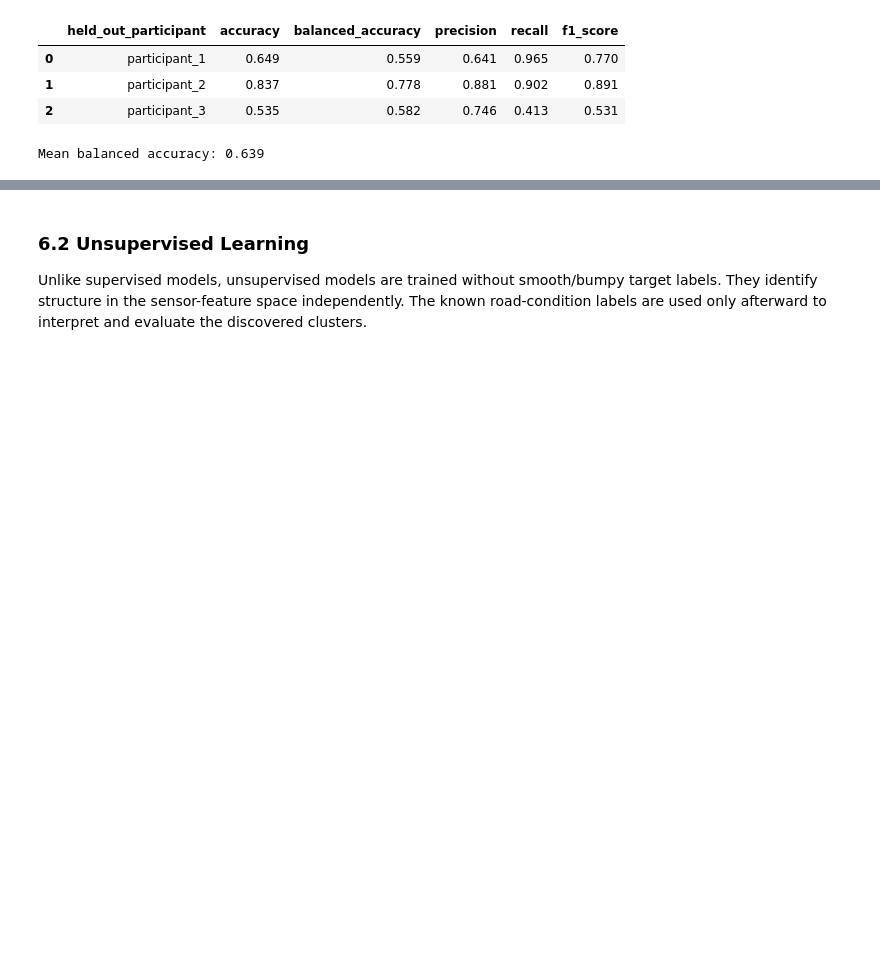
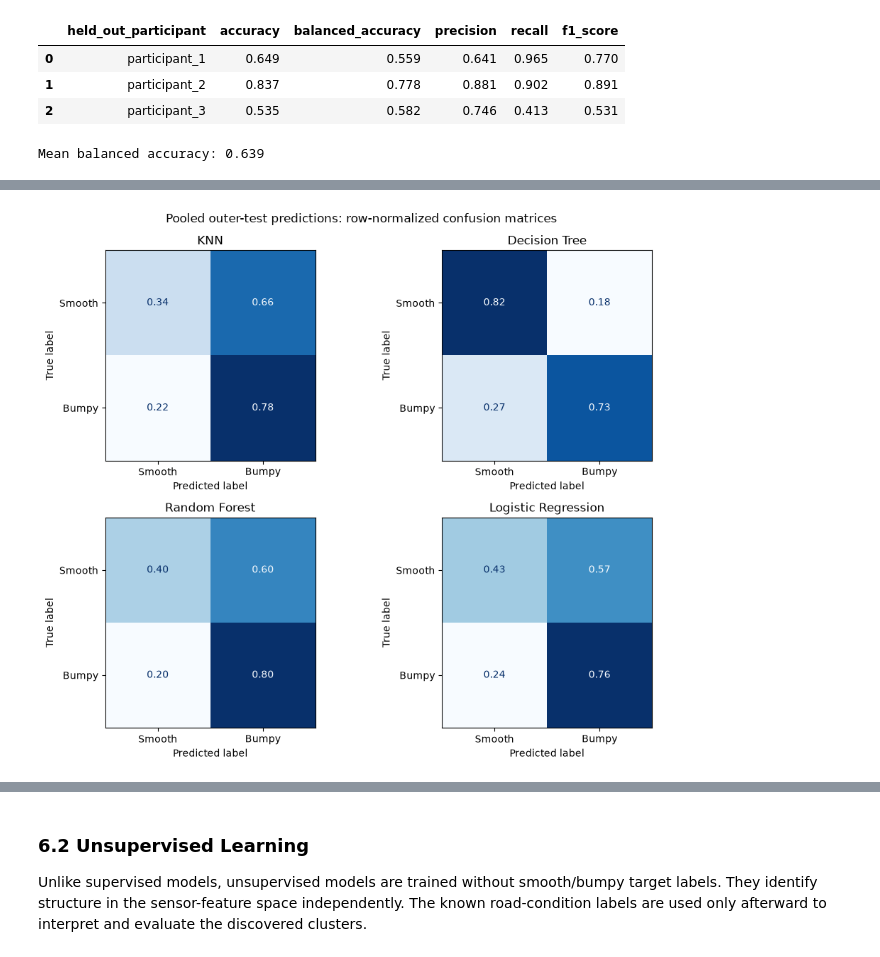
Before and after one commit to xinran-2/Pavement-smoothness-detection-model, a Jupyter notebook: notebooks/Project_pipeline.ipynb, the cells around one changed output, grey strips where cells are left out. Cells and saved outputs as stored; diff of their text form; code cells hidden in the pictures; blank space fills up the shorter version.

```diff
--- a/notebooks/Project_pipeline.ipynb
+++ b/notebooks/Project_pipeline.ipynb
@@ -1106,0 +1074,31 @@ display(supervised_results.round(3))
+# %%
+prediction_sets = {
+    "KNN": (knn_true, knn_pred),
+    "Decision Tree": (tree_true, tree_pred),
+    "Random Forest": (rf_true, rf_pred),
+    "Logistic Regression": (lr_true, lr_pred)
+}
+
+fig, axes = plt.subplots(2, 2, figsize=(10, 8))
+
+for ax, (model_name, (true_labels, predicted_labels)) in zip(
+    axes.ravel(), prediction_sets.items()
+):
+    ConfusionMatrixDisplay.from_predictions(
+        true_labels,
+        predicted_labels,
+        labels=[0, 1],
+        display_labels=["Smooth", "Bumpy"],
+        normalize="true",
+        values_format=".2f",
+        cmap="Blues",
+        colorbar=False,
+        ax=ax
+    )
+    ax.set_title(model_name)
+
+fig.suptitle("Pooled outer-test predictions: row-normalized confusion matrices")
+plt.tight_layout()
+plt.show()
+# %% [output]
+[figure, added]
```
Also changed, not shown: parts of 45 cells of this notebook.
